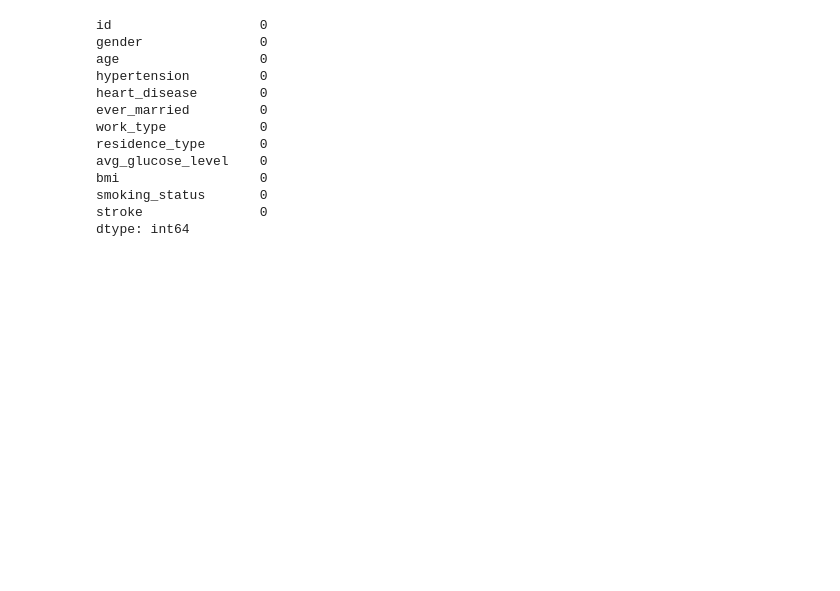
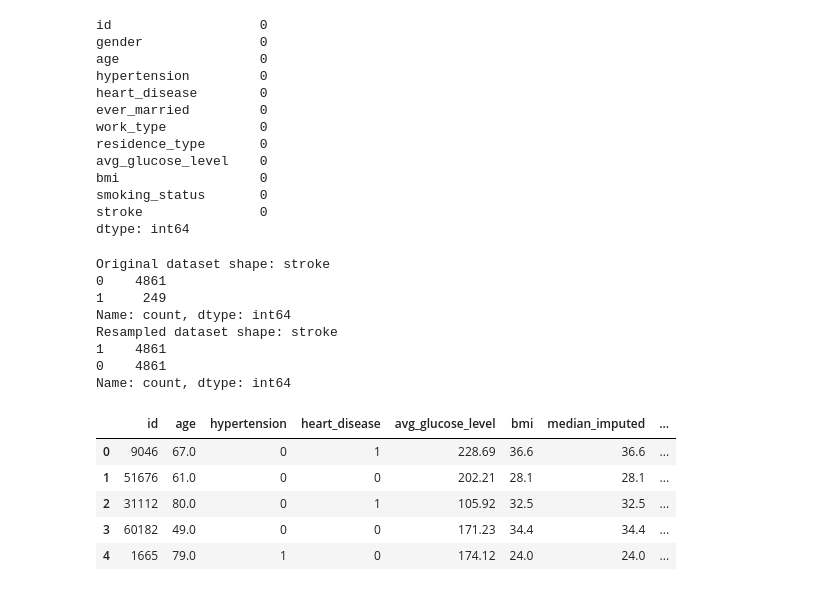
Before and after one commit to ali-khurshid/stroke-risk-predictive-analysis, a Jupyter notebook: jupyter_notebooks/03 - feature_engineering.ipynb, the cells around one changed output. Drawn from its saved outputs; the diff is of its cells as text; code cells hidden in the pictures; blank space fills up the shorter version.

Commit message:
cat_cols encoded for SMOTE

```diff
--- a/jupyter_notebooks/03 - feature_engineering.ipynb
+++ b/jupyter_notebooks/03 - feature_engineering.ipynb
@@ -98,3 +98,35 @@ bmi                  0
 smoking_status       0
 stroke               0
 dtype: int64
+# %%
+#one hot encoding categorical variables
+categorical_cols = ['gender', 'ever_married', 'work_type', 'residence_type', 'smoking_status']
+df_cat_encod = pd.get_dummies(df, columns=categorical_cols, drop_first=True)
+df = df_cat_encod.copy()
+
+# Removing the imbalance in target variable using SMOTE
+from imblearn.over_sampling import SMOTE
+
+X = df.drop(columns=['stroke'])
+y = df['stroke']
+smote = SMOTE(random_state=42)
+X_resampled, y_resampled = smote.fit_resample(X, y)
+print("Original dataset shape:", y.value_counts())
+print("Resampled dataset shape:", y_resampled.value_counts())
+df_resampled = pd.concat([X_resampled, y_resampled], axis=1)
+df_resampled.head()
+# %% [output]
+Original dataset shape: stroke
+0    4861
+1     249
+Name: count, dtype: int64
+Resampled dataset shape: stroke
+1    4861
+0    4861
+Name: count, dtype: int64
+|  | id | age | hypertension | heart_disease | avg_glucose_level | bmi | median_imputed | ... |
+| 0 | 9046 | 67.0 | 0 | 1 | 228.69 | 36.6 | 36.6 | ... |
+| 1 | 51676 | 61.0 | 0 | 0 | 202.21 | 28.1 | 28.1 | ... |
+| 2 | 31112 | 80.0 | 0 | 1 | 105.92 | 32.5 | 32.5 | ... |
+| 3 | 60182 | 49.0 | 0 | 0 | 171.23 | 34.4 | 34.4 | ... |
+| 4 | 1665 | 79.0 | 1 | 0 | 174.12 | 24.0 | 24.0 | ... |
```
Also changed, not shown: parts of 1 cell of this notebook, 1 other file.
